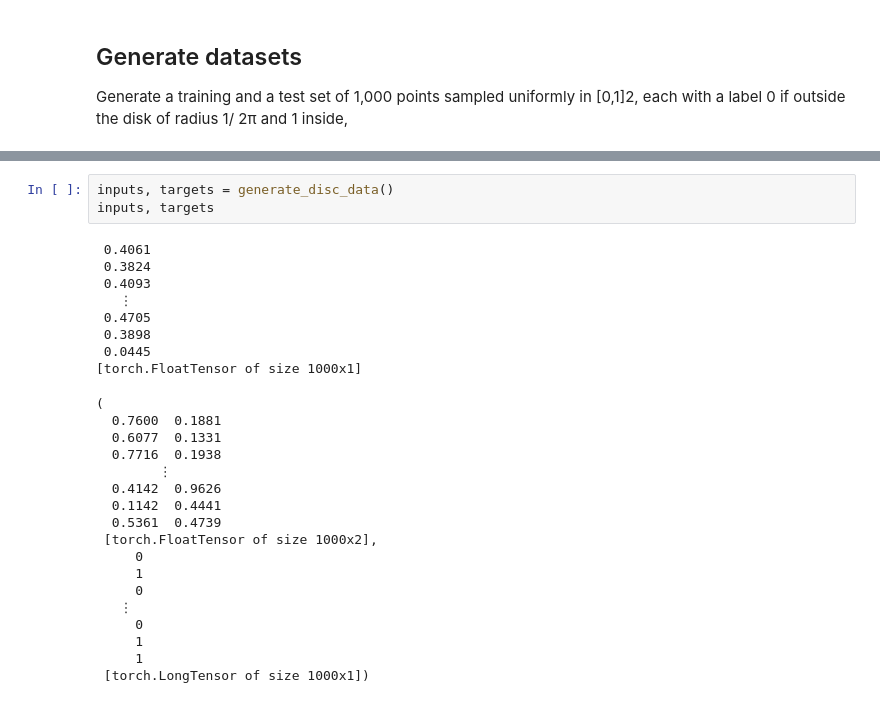
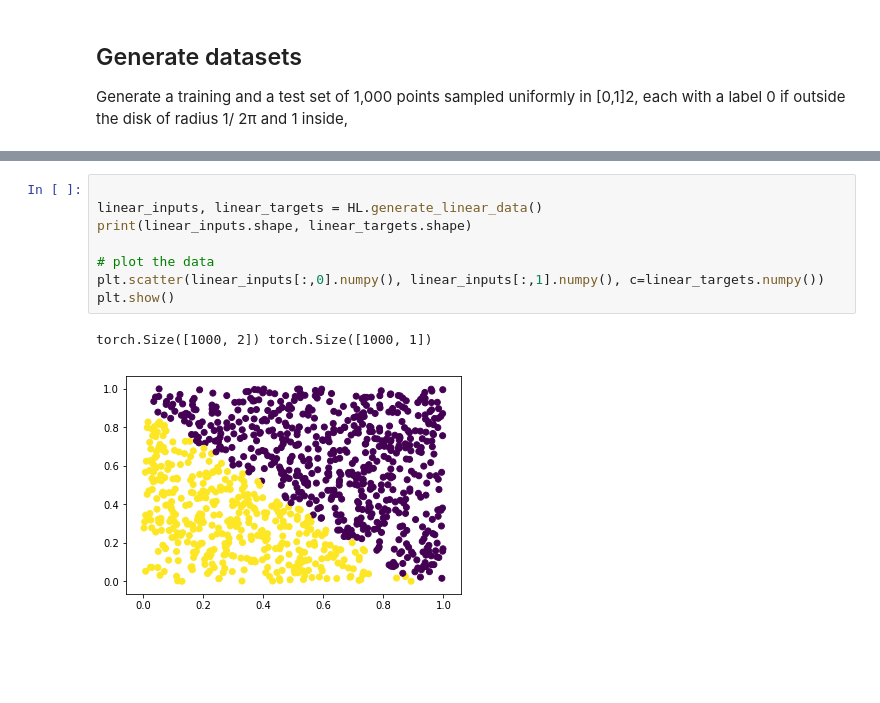
Before and after one commit to hbjornoy/deep-learning, a Jupyter notebook: project2/HB_project2.ipynb, the cells around one changed output, grey strips where cells are left out. Saved outputs shown, nothing was run; the diff lists cells and outputs as text; blank space fills up the shorter version.

```diff
--- a/project2/HB_project2.ipynb
+++ b/project2/HB_project2.ipynb
@@ -27,29 +41,11 @@ def generate_disc_data(n=1000):
-# %%
-inputs, targets = generate_disc_data()
-inputs, targets
-# %% [output]
- 0.4061
- 0.3824
- 0.4093
-   ⋮
- 0.4705
- 0.3898
- 0.0445
-[torch.FloatTensor of size 1000x1]
-(
-  0.7600  0.1881
-  0.6077  0.1331
-  0.7716  0.1938
-        ⋮
-  0.4142  0.9626
-  0.1142  0.4441
-  0.5361  0.4739
- [torch.FloatTensor of size 1000x2],
-     0
-     1
-     0
-   ⋮
-     0
-     1
-     1
- [torch.LongTensor of size 1000x1])
+# %%
+
+linear_inputs, linear_targets = HL.generate_linear_data()
+print(linear_inputs.shape, linear_targets.shape)
+
+# plot the data
+plt.scatter(linear_inputs[:,0].numpy(), linear_inputs[:,1].numpy(), c=linear_targets.numpy())
+plt.show()
+# %% [output]
+torch.Size([1000, 2]) torch.Size([1000, 1])
+[figure, added]
```
Also changed, not shown: parts of 8 cells of this notebook, 1 other file.
